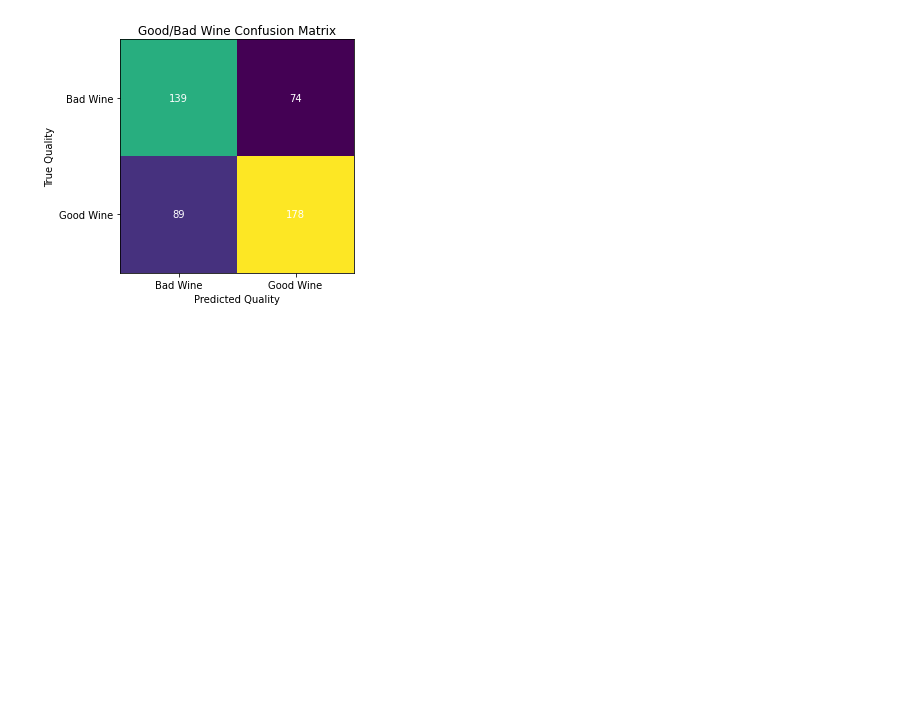
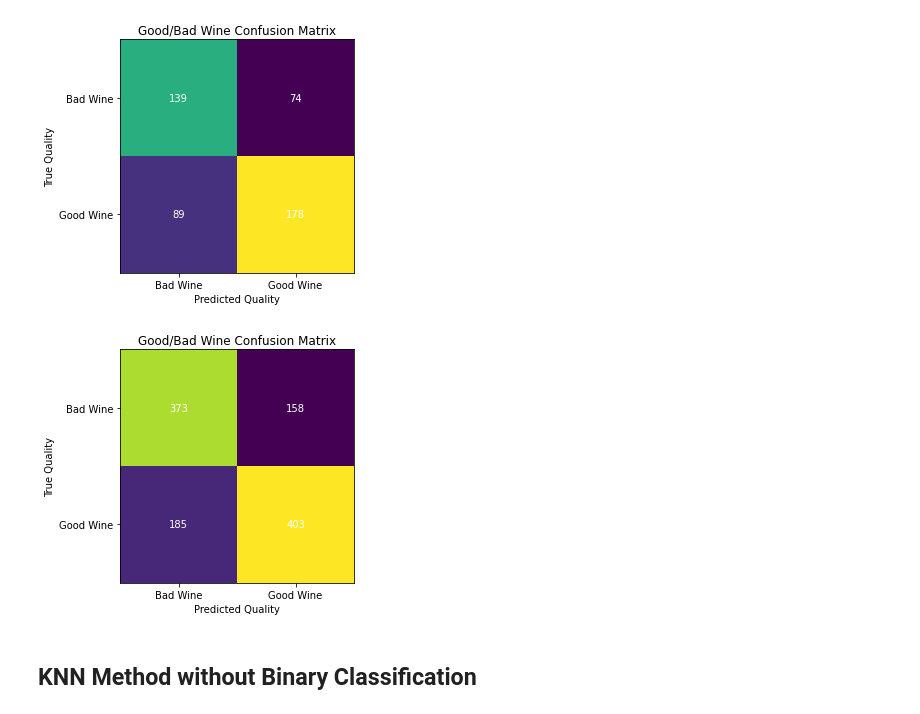
Before and after one commit to DMitchellBlack/ESE417_Final_Project, a Jupyter notebook: Final Project.ipynb, the cells around one changed output. Saved outputs shown, nothing was run; the diff lists cells and outputs as text; code cells hidden in the pictures; blank space fills up the shorter version.

```diff
--- a/Final Project.ipynb
+++ b/Final Project.ipynb
@@ -157,3 +161,10 @@ c_matrix = confusion_matrix(y_test, knn_grid.predict(X_test))
 create_confusion_matrix(c_matrix)
 # %% [output]
 [figure]
+# %%
+c_matrix = confusion_matrix(y_train, knn_grid.predict(X_train))
+create_confusion_matrix(c_matrix)
+# %% [output]
+[figure, added]
+# %% [markdown]
+## KNN Method without Binary Classification
```
Also changed, not shown: parts of 9 cells of this notebook, 2 other files.
